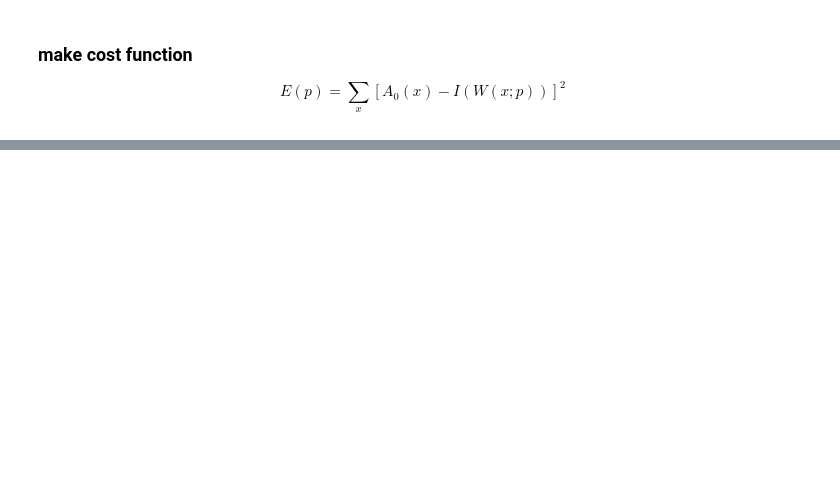
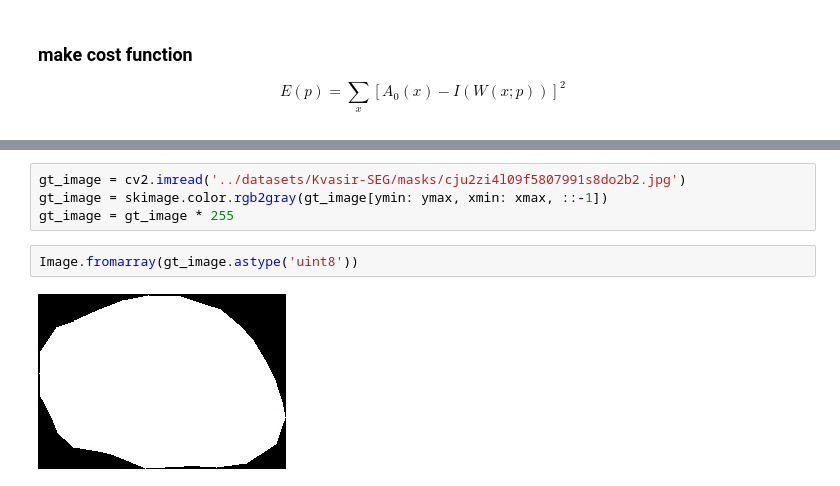
Before and after one commit to LSTM-Kirigaya/Active-Appearance-Model, a Jupyter notebook: kvasir_aam.ipynb, the cells around one changed output, grey strips where cells are left out. Saved outputs shown, nothing was run; the diff lists cells and outputs as text; blank space fills up the shorter version.

```diff
--- a/kvasir_aam.ipynb
+++ b/kvasir_aam.ipynb
@@ -369,0 +371,8 @@ plt.imshow(mask, cmap='gray')
+# %%
+gt_image = cv2.imread('../datasets/Kvasir-SEG/masks/cju2zi4l09f5807991s8do2b2.jpg')
+gt_image = skimage.color.rgb2gray(gt_image[ymin: ymax, xmin: xmax, ::-1])
+gt_image = gt_image * 255
+# %%
+Image.fromarray(gt_image.astype('uint8'))
+# %% [output]
+[figure, added]
```
Also changed, not shown: parts of 9 cells of this notebook, 2 other files.
